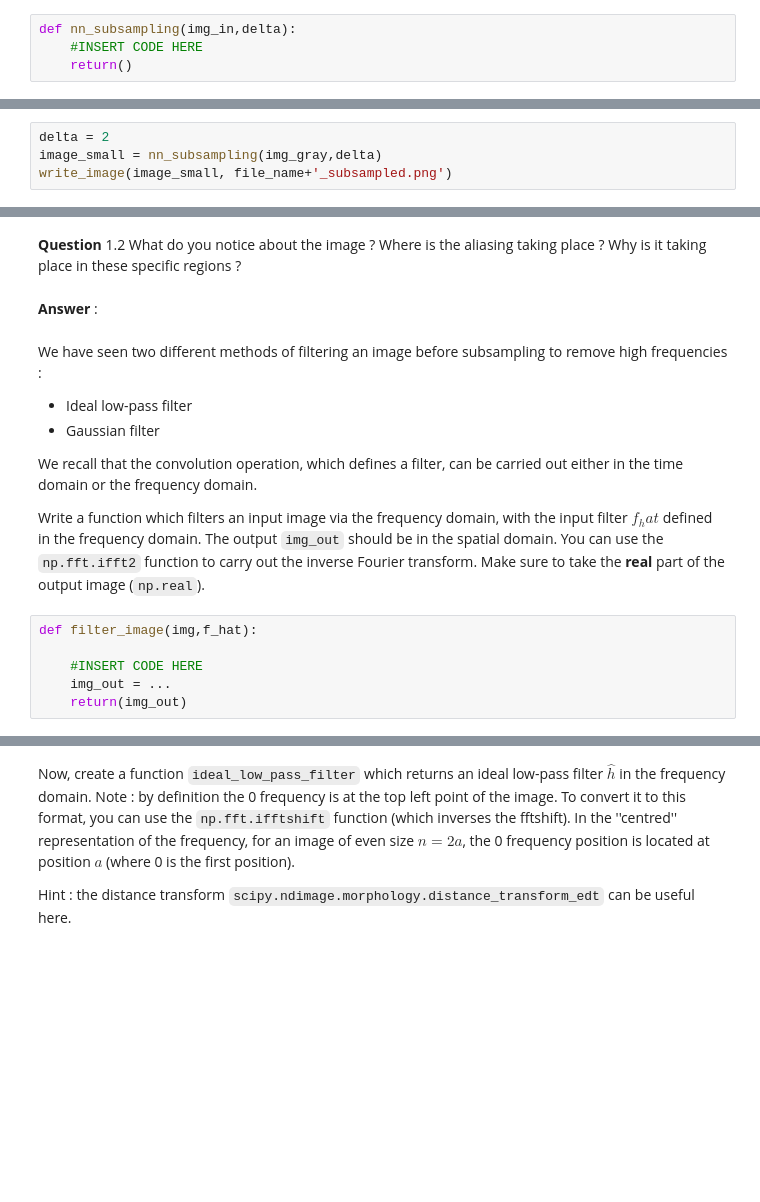
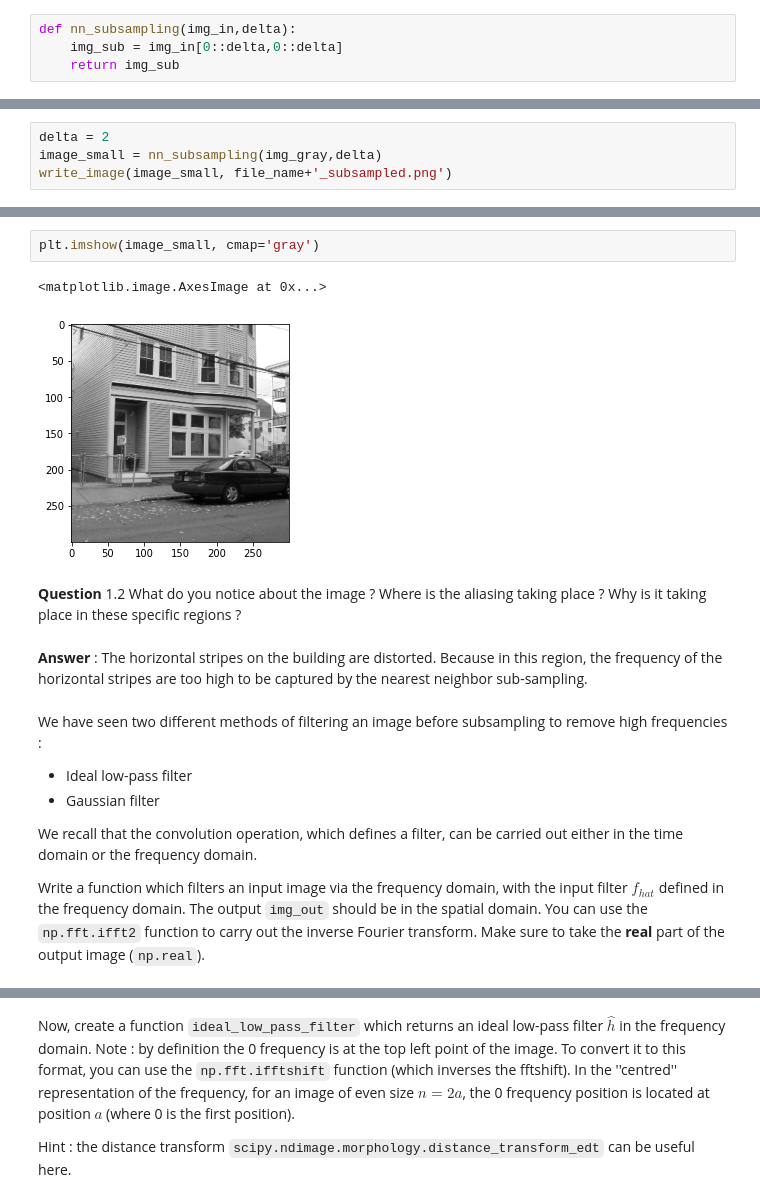
Before and after one commit to alephpi/student, a Jupyter notebook: TP1/filtering_for_students.ipynb, the cells around one changed output, grey strips where cells are left out. Saved outputs shown, nothing was run; the diff lists cells and outputs as text; blank space fills up the shorter version.

Commit message:
chore: update part1

```diff
--- a/TP1/filtering_for_students.ipynb
+++ b/TP1/filtering_for_students.ipynb
@@ -63,8 +70,8 @@ __Answer__ :
 We are now going to carry out a ''direct'' subsampling (also known as a ''nearest neighbours'' subsampling of a factor $\delta$, that is to say we simply take one out of every two pixels. Fill in the following function to do this :
 # %%
 def nn_subsampling(img_in,delta):
-    #INSERT CODE HERE
-    return()
+    img_sub = img_in[0::delta,0::delta]
+    return img_sub
 # %% [markdown]
 We write the subsampled image, with subsampling step $\delta = 2$
 # %%
@@ -74,7 +86,12 @@ write_image(image_small, file_name+'_subsampled.png')
+# %%
+plt.imshow(image_small, cmap='gray')
+# %% [output]
+<matplotlib.image.AxesImage at 0x...>
+[figure, added]
 # %% [markdown]
 __Question__ 1.2 What do you notice about the image ? Where is the aliasing taking place ? Why is it taking place in these specific regions ?
-# %% [markdown]
-__Answer__ :
+# %% [markdown]
+__Answer__ : The horizontal stripes on the building are distorted. Because in this region, the frequency of the horizontal stripes are too high to be captured by the nearest neighbor sub-sampling.
 # %% [markdown]
 We have seen two different methods of filtering an image before subsampling to remove high frequencies :
 
@@ -83,10 +100,4 @@ We have seen two different methods of filtering an image before subsampling to r
 
 We recall that the convolution operation, which defines a filter, can be carried out either in the time domain or the frequency domain.
 
-Write a function which filters an input image via the frequency domain, with the input filter $f_hat$ defined in the frequency domain. The output ``img_out`` should be in the spatial domain. You can use the ``np.fft.ifft2`` function to carry out the inverse Fourier transform. Make sure to take the __real__ part of the output image (``np.real``).
+Write a function which filters an input image via the frequency domain, with the input filter $f_{hat}$ defined in the frequency domain. The output ``img_out`` should be in the spatial domain. You can use the ``np.fft.ifft2`` function to carry out the inverse Fourier transform. Make sure to take the __real__ part of the output image (``np.real``).
-# %%
-def filter_image(img,f_hat):
-
-    #INSERT CODE HERE
-    img_out = ...
-    return(img_out)
```
Also changed, not shown: parts of 47 cells of this notebook, 2 other files.
